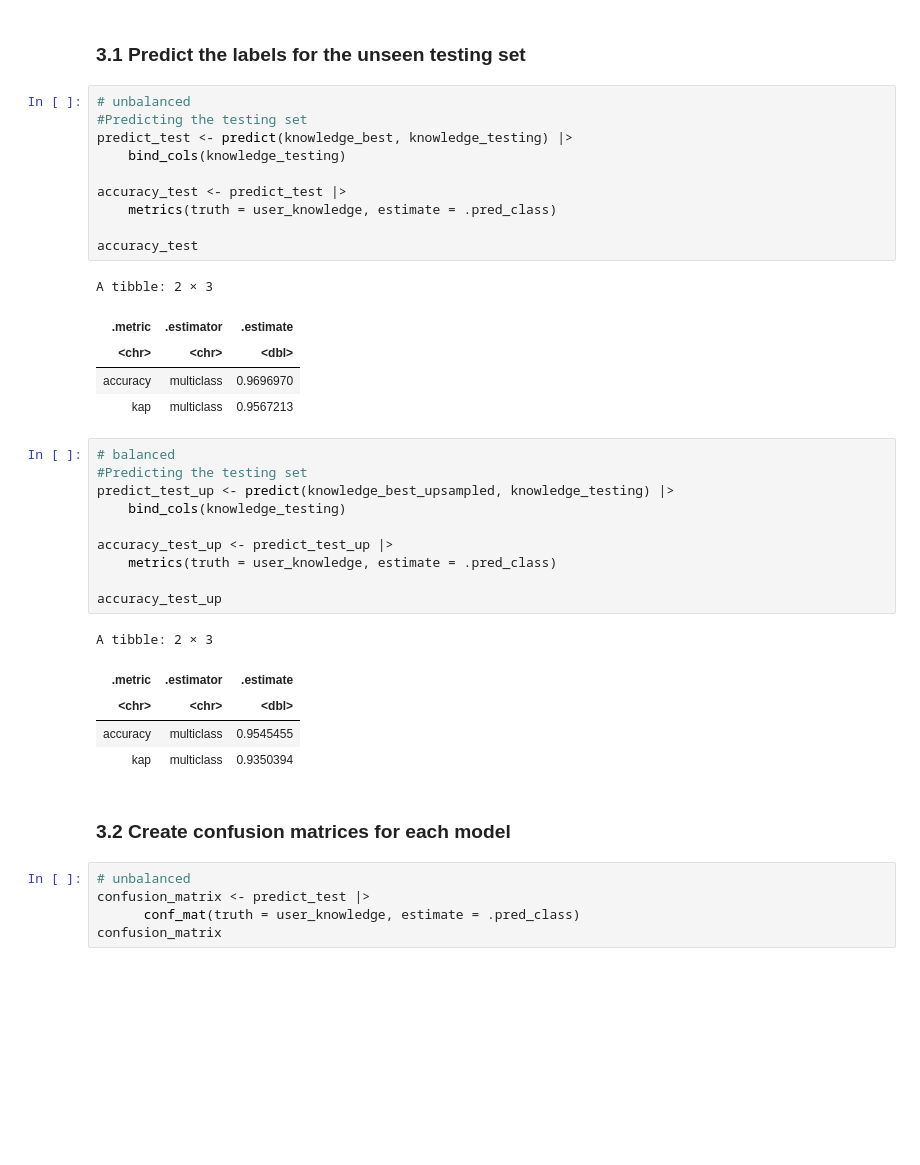
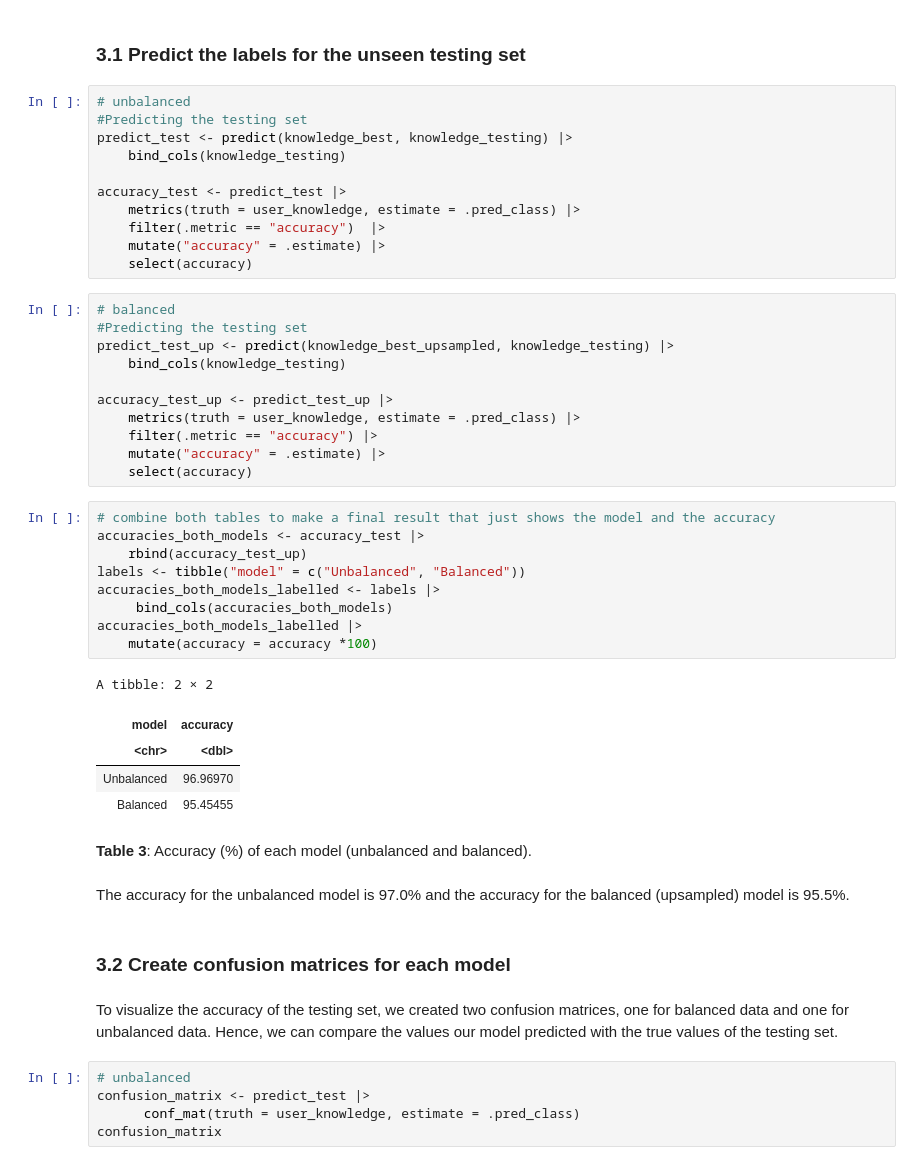
Before and after one commit to afellhauer/DSCI_Group_Project, a Jupyter notebook: project_report.ipynb, the cells around one changed output. Cells and saved outputs as stored; diff of their text form; blank space fills up the shorter version.

```diff
--- a/project_report.ipynb
+++ b/project_report.ipynb
@@ -554,15 +585,10 @@ predict_test <- predict(knowledge_best, knowledge_testing) |>
     bind_cols(knowledge_testing)
 
 accuracy_test <- predict_test |>
-    metrics(truth = user_knowledge, estimate = .pred_class)
-
-accuracy_test
+    metrics(truth = user_knowledge, estimate = .pred_class) |>
+    filter(.metric == "accuracy")  |>
+    mutate("accuracy" = .estimate) |>
+    select(accuracy)
-# %% [output]
-A tibble: 2 × 3
-| .metric | .estimator | .estimate |
-| <chr> | <chr> | <dbl> |
-| accuracy | multiclass | 0.9696970 |
-| kap | multiclass | 0.9567213 |
 # %%
 # balanced
 #Predicting the testing set
@@ -570,17 +596,33 @@ predict_test_up <- predict(knowledge_best_upsampled, knowledge_testing) |>
     bind_cols(knowledge_testing)
 
 accuracy_test_up <- predict_test_up |>
-    metrics(truth = user_knowledge, estimate = .pred_class)
-
-accuracy_test_up
+    metrics(truth = user_knowledge, estimate = .pred_class) |>
+    filter(.metric == "accuracy") |>
+    mutate("accuracy" = .estimate) |>
+    select(accuracy)
-# %% [output]
-A tibble: 2 × 3
-| .metric | .estimator | .estimate |
-| <chr> | <chr> | <dbl> |
-| accuracy | multiclass | 0.9545455 |
-| kap | multiclass | 0.9350394 |
+# %%
+# combine both tables to make a final result that just shows the model and the accuracy
+accuracies_both_models <- accuracy_test |>
+    rbind(accuracy_test_up)
+labels <- tibble("model" = c("Unbalanced", "Balanced"))
+accuracies_both_models_labelled <- labels |>
+     bind_cols(accuracies_both_models)
+accuracies_both_models_labelled |>
+    mutate(accuracy = accuracy *100)
+# %% [output]
+A tibble: 2 × 2
+| model | accuracy |
+| <chr> | <dbl> |
+| Unbalanced | 96.96970 |
+| Balanced | 95.45455 |
+# %% [markdown]
+**Table 3**: Accuracy (%) of each model (unbalanced and balanced).
+# %% [markdown]
+The accuracy for the unbalanced model is 97.0% and the accuracy for the balanced (upsampled) model is 95.5%.
 # %% [markdown]
 ### 3.2 Create confusion matrices for each model
+# %% [markdown]
+To visualize the accuracy of the testing set, we created two confusion matrices, one for balanced data and one for unbalanced data. Hence, we can compare the values our model predicted with the true values of the testing set.
 # %%
 # unbalanced
 confusion_matrix <- predict_test |>
```
Also changed, not shown: parts of 15 cells of this notebook.
